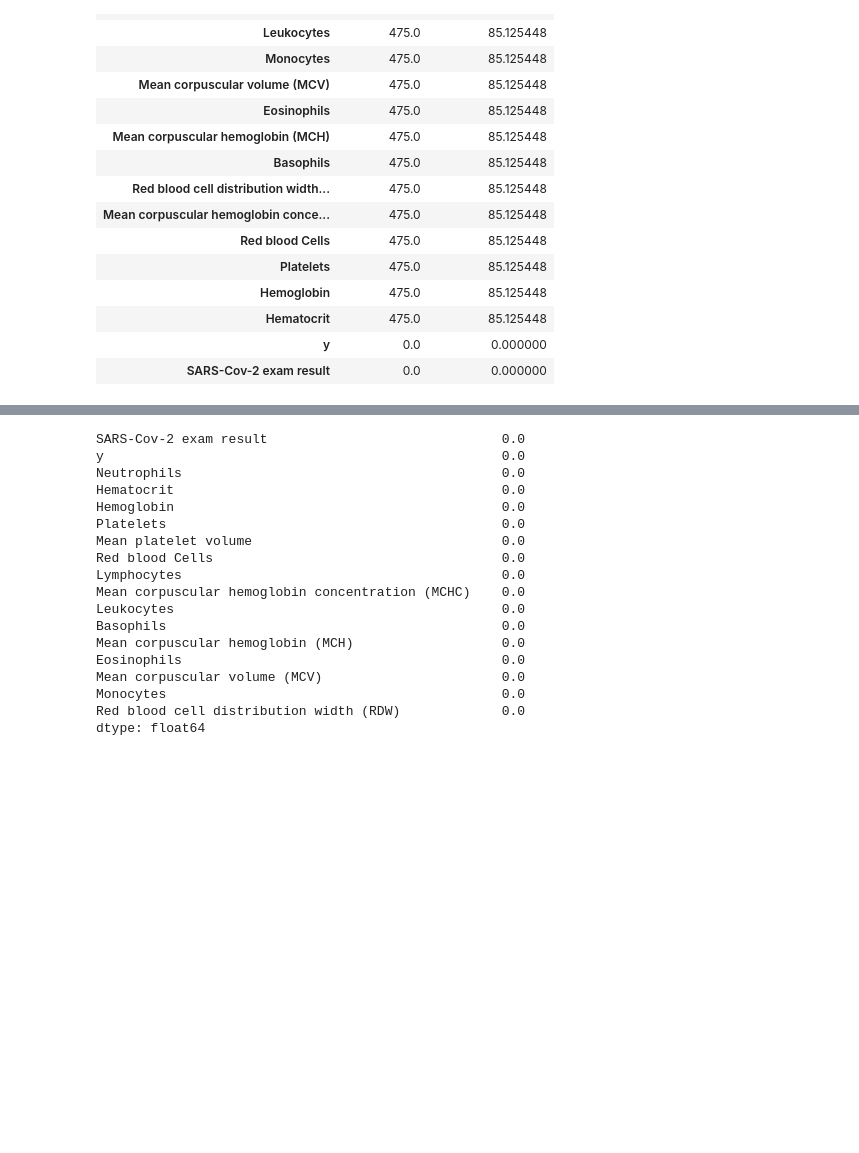
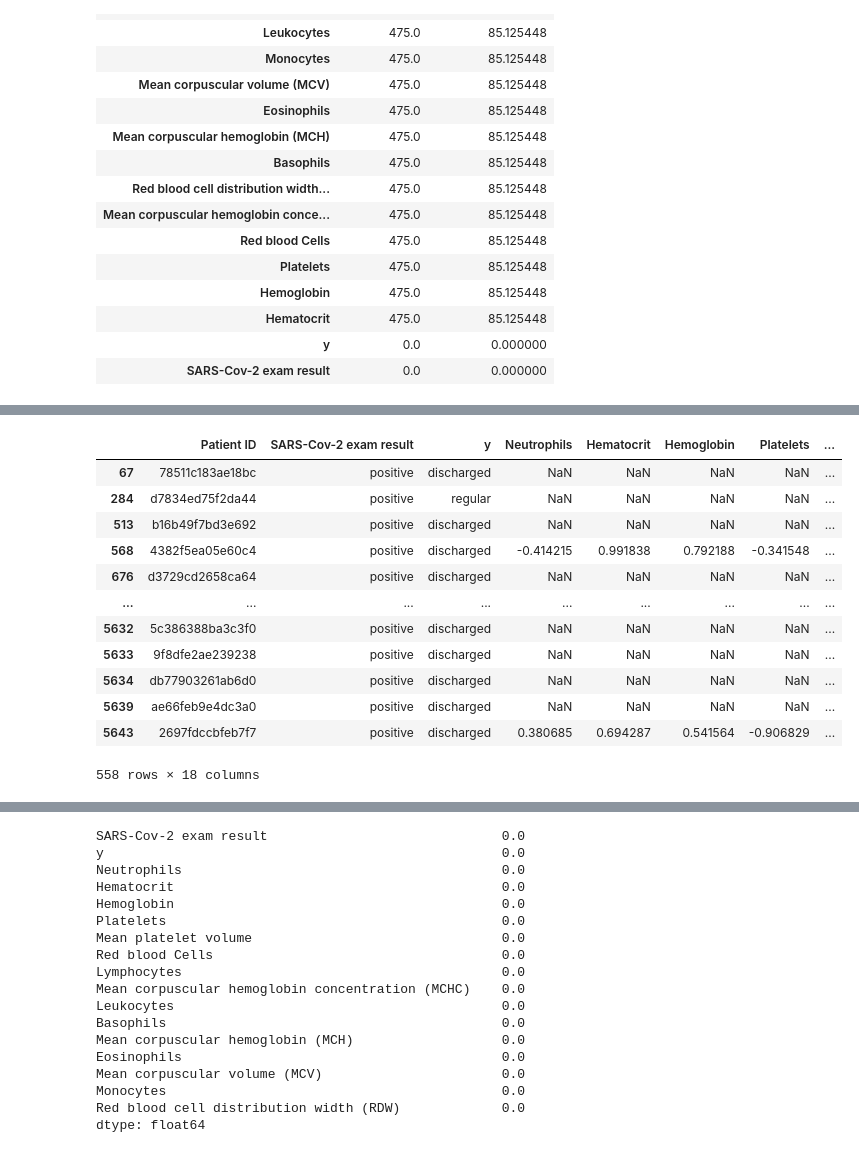
Before and after one commit to Yilin-Ye/ds_case_1_team_2, a Jupyter notebook: eda/blood_test.ipynb, the cells around one changed output, grey strips where cells are left out. Saved outputs shown, nothing was run; the diff lists cells and outputs as text; code cells hidden in the pictures; blank space fills up the shorter version.

```diff
--- a/eda/blood_lab.ipynb
+++ b/eda/blood_test.ipynb
@@ -195,3 +195,19 @@ with_test[with_test['SARS-Cov-2 exam result'] == 'positive'].groupby('y').mean()
 | semi | 0.130157 | 0.079156 | 0.173460 | -0.647742 | 0.108845 | 0.009445 | -0.263742 | ... |
 # %%
 na_fill = with_test[with_test['SARS-Cov-2 exam result'] == 'positive']
+# %%
+na_fill
+# %% [output]
+|  | Patient ID | SARS-Cov-2 exam result | y | Neutrophils | Hematocrit | Hemoglobin | Platelets | ... |
+| 67 | 78511c183ae18bc | positive | discharged | NaN | NaN | NaN | NaN | ... |
+| 284 | d7834ed75f2da44 | positive | regular | NaN | NaN | NaN | NaN | ... |
+| 513 | b16b49f7bd3e692 | positive | discharged | NaN | NaN | NaN | NaN | ... |
+| 568 | 4382f5ea05e60c4 | positive | discharged | -0.414215 | 0.991838 | 0.792188 | -0.341548 | ... |
+| 676 | d3729cd2658ca64 | positive | discharged | NaN | NaN | NaN | NaN | ... |
+| ... | ... | ... | ... | ... | ... | ... | ... | ... |
+| 5632 | 5c386388ba3c3f0 | positive | discharged | NaN | NaN | NaN | NaN | ... |
+| 5633 | 9f8dfe2ae239238 | positive | discharged | NaN | NaN | NaN | NaN | ... |
+| 5634 | db77903261ab6d0 | positive | discharged | NaN | NaN | NaN | NaN | ... |
+| 5639 | ae66feb9e4dc3a0 | positive | discharged | NaN | NaN | NaN | NaN | ... |
+| 5643 | 2697fdccbfeb7f7 | positive | discharged | 0.380685 | 0.694287 | 0.541564 | -0.906829 | ... |
+558 rows × 18 columns
```
Also changed, not shown: parts of 13 cells of this notebook, 2 other files.
